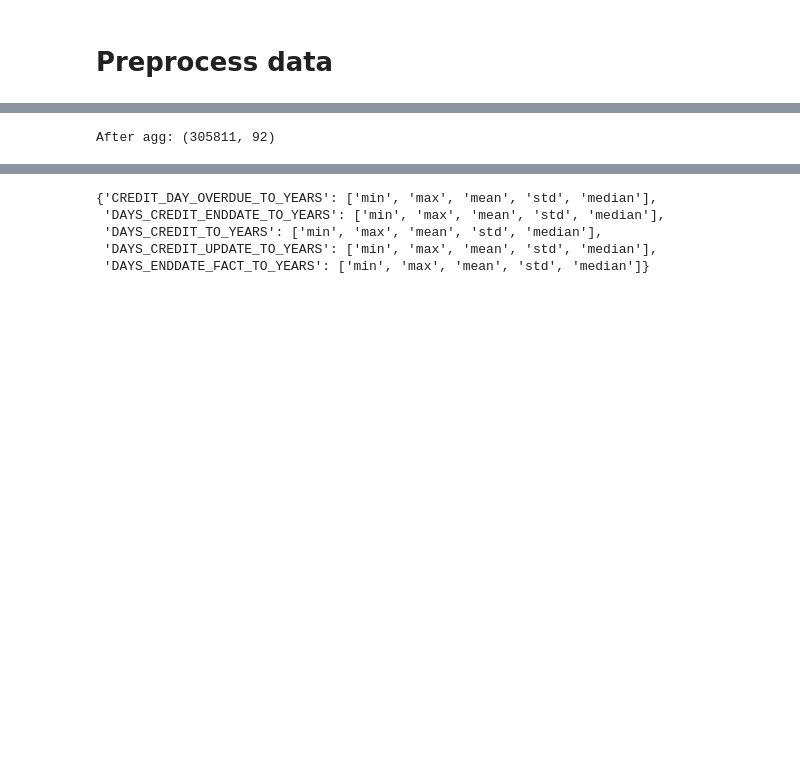
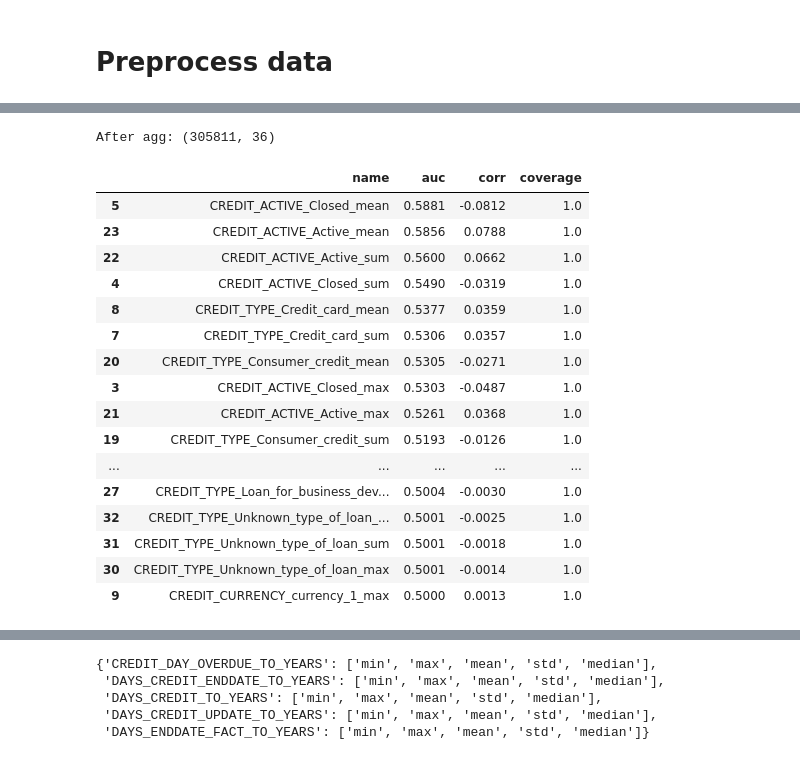
Before and after one commit to ongxuanhong/data-science-mini-course, a Jupyter notebook: 04_feature_engineering/002_bureau.ipynb, the cells around one changed output, grey strips where cells are left out. Drawn from its saved outputs; the diff is of its cells as text; code cells hidden in the pictures; blank space fills up the shorter version.

```diff
--- a/04_feature_engineering/002_bureau.ipynb
+++ b/04_feature_engineering/002_bureau.ipynb
@@ -56,0 +77,8 @@ pdf_data = pd.read_csv(data_path)
+# %%
+# những currency hiếm gặp sẽ đưa vào chung một loại currency 2
+print("Before")
+print(pdf_data["CREDIT_CURRENCY"].value_counts())
+
+pdf_data.loc[pdf_data["CREDIT_CURRENCY"].isin(["currency 3", "currency 4"]), "CREDIT_CURRENCY"] = "currency 2"
+print("After")
+print(pdf_data["CREDIT_CURRENCY"].value_counts())
@@ -56,0 +137,22 @@ pdf_data = pd.read_csv(data_path)
+# %%
+# dựa vào phần trăm tín dụng xấu lớn hơn 5% và có phân bố nhỏ sẽ được xếp vào good/bad loan
+ls_good_loan = [
+    "Mobile operator loan",
+    "Interbank credit",
+    "Loan for purchase of shares (margin lending)",
+    "Real estate loan"
+    "Cash loan (non-earmarked)",
+    "Another type of loan"
+]
+
+ls_bad_loan = [
+    "Loan for the purchase of equipment",
+    "Microloan",
+    "Loan for working capital replenishment"
+]
+
+pdf_data.loc[pdf_data["CREDIT_TYPE"].isin(ls_good_loan), "CREDIT_TYPE"] = "Consumer credit"
+pdf_data.loc[pdf_data["CREDIT_TYPE"].isin(ls_bad_loan), "CREDIT_TYPE"] = "Bad loan"
+
+print("After")
+print(pdf_data["CREDIT_TYPE"].value_counts())
@@ -57,9 +171,9 @@ pdf_data = pd.read_csv(data_path)
 # %%
 %%time
 dict_feat = {
-    "CREDIT_ACTIVE": ['Closed', 'Active', 'Sold', 'Bad debt'],
-    "CREDIT_CURRENCY": ['currency 1', 'currency 2', 'currency 3', 'currency 4'],
-    "CREDIT_TYPE": ['Consumer credit', 'Credit card', 'Car loan', 'Mortgage', 'Microloan', 'Loan for business development', 'Another type of loan', 'Unknown type of loan', 'Loan for working capital replenishment', 'Cash loan (non-earmarked)', 'Real estate loan', 'Loan for the purchase of equipment', 'Loan for purchase of shares (margin lending)', 'Interbank credit', 'Mobile operator loan'],
+    "CREDIT_ACTIVE": ['Closed', 'Active', 'Bad debt'],
+    "CREDIT_CURRENCY": ['currency 1', 'currency 2'],
+    "CREDIT_TYPE": ["Consumer credit", "Credit card", "Car loan", "Mortgage", "Loan for business development", "Unknown type of loan", "Bad loan"],
 }
 pdf_onehot = gen_one_hot_feat(pdf_data, dict_feat)
 # %% [output]
@@ -68,3 +182,5 @@ Wall time: 15.9 s
 # %%
-pdf_agg01 = agg_common_data(pdf_onehot, ["max", "sum", "mean", "std"])
+pdf_agg01 = agg_common_data(pdf_onehot, ["max", "sum", "mean"])
+eval_agg01 = feature_evaluate(pdf_train_filtered, pdf_agg01.reset_index())
+display(eval_agg01)
 # %% [output]
@@ -88 +199,18 @@ pdf_agg01 = agg_common_data(pdf_onehot, ["max", "sum", "mean", "std"])
-After agg: (305811, 92)
+After agg: (305811, 36)
+|  | name | auc | corr | coverage |
+| 5 | CREDIT_ACTIVE_Closed_mean | 0.5881 | -0.0812 | 1.0 |
+| 23 | CREDIT_ACTIVE_Active_mean | 0.5856 | 0.0788 | 1.0 |
+| 22 | CREDIT_ACTIVE_Active_sum | 0.5600 | 0.0662 | 1.0 |
+| 4 | CREDIT_ACTIVE_Closed_sum | 0.5490 | -0.0319 | 1.0 |
+| 8 | CREDIT_TYPE_Credit_card_mean | 0.5377 | 0.0359 | 1.0 |
+| 7 | CREDIT_TYPE_Credit_card_sum | 0.5306 | 0.0357 | 1.0 |
+| 20 | CREDIT_TYPE_Consumer_credit_mean | 0.5305 | -0.0271 | 1.0 |
+| 3 | CREDIT_ACTIVE_Closed_max | 0.5303 | -0.0487 | 1.0 |
+| 21 | CREDIT_ACTIVE_Active_max | 0.5261 | 0.0368 | 1.0 |
+| 19 | CREDIT_TYPE_Consumer_credit_sum | 0.5193 | -0.0126 | 1.0 |
+| ... | ... | ... | ... | ... |
+| 27 | CREDIT_TYPE_Loan_for_business_dev... | 0.5004 | -0.0030 | 1.0 |
+| 32 | CREDIT_TYPE_Unknown_type_of_loan_... | 0.5001 | -0.0025 | 1.0 |
+| 31 | CREDIT_TYPE_Unknown_type_of_loan_sum | 0.5001 | -0.0018 | 1.0 |
+| 30 | CREDIT_TYPE_Unknown_type_of_loan_max | 0.5001 | -0.0014 | 1.0 |
+| 9 | CREDIT_CURRENCY_currency_1_max | 0.5000 | 0.0013 | 1.0 |
```
Also changed, not shown: parts of 18 cells of this notebook.
